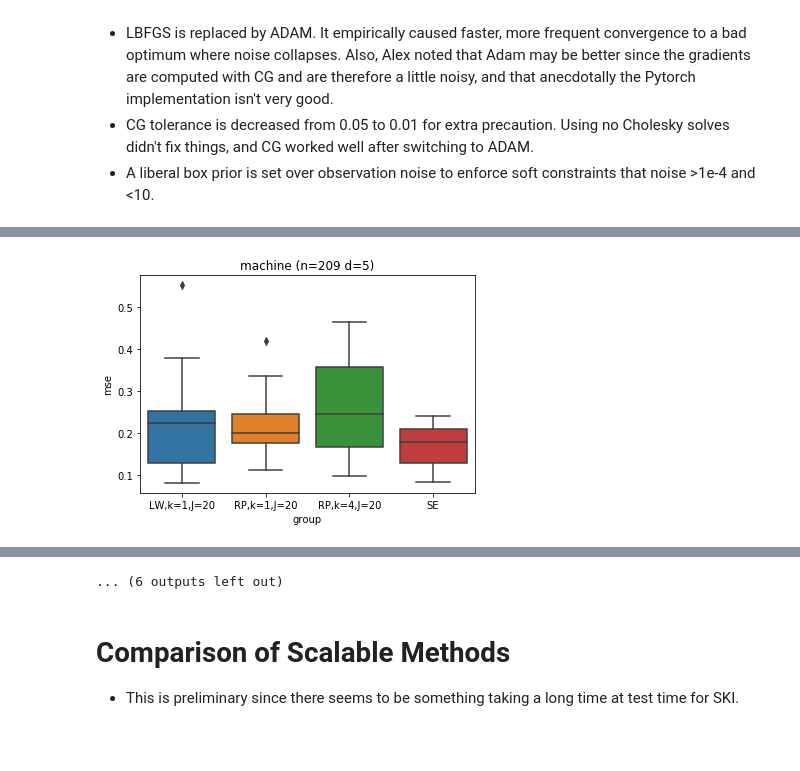
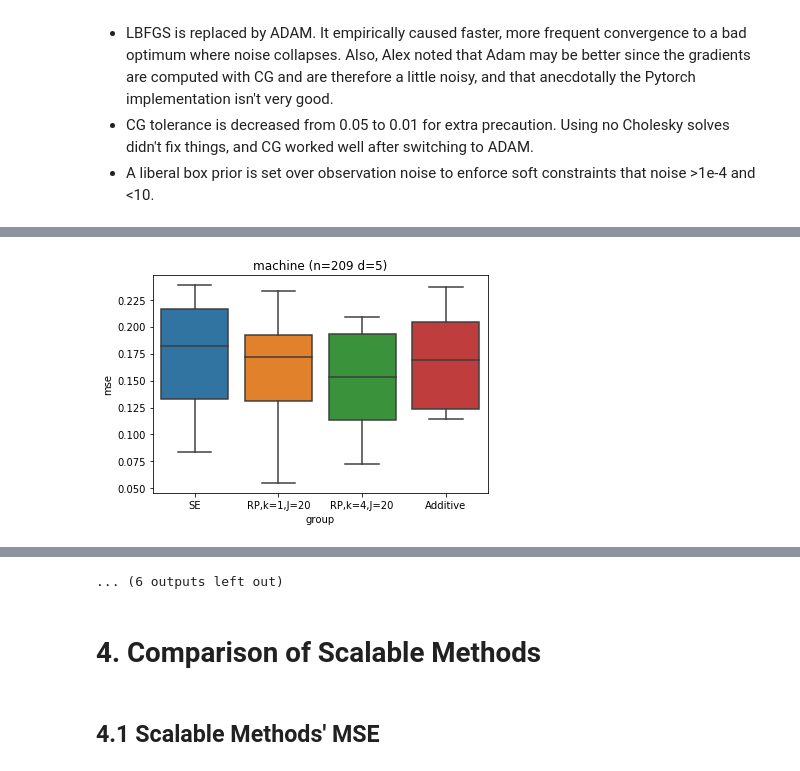
Before and after one commit to idelbrid/Randomly-Projected-Additive-GPs, a Jupyter notebook: Analyze Experiment Results-Present.ipynb, the cells around one changed output, grey strips where cells are left out. Cells and saved outputs as stored; diff of their text form; code cells hidden in the pictures; blank space fills up the shorter version.

```diff
--- a/Analyze Experiment Results-Present.ipynb
+++ b/Analyze Experiment Results-Present.ipynb
@@ -204,0 +291,6 @@ df.loc[(df['learn_weights'] == True) & (df['k']==1) & (df['J'] == 20), 'group']
+# %%
+df_lw = pd.read_csv("./additive_results.csv")
+# %%
+df['additive'] = False
+df_lw['J'] = 20
+df_lw = pd.concat([df_lw, df])
@@ -205,9 +305,19 @@ df.loc[(df['learn_weights'] == True) & (df['k']==1) & (df['J'] == 20), 'group']
+# %%
+dsets = rp_experiments.get_small_datasets() + rp_experiments.get_medium_datasets()[:4]
+# %%
+df_lw['group'] = None
+df_lw.loc[df_lw['RP']==False, 'group'] = 'SE'
+df_lw.loc[(df_lw['RP']==True) & (df_lw['weighted_comb'] == False) & (df_lw['k']==1) & (df_lw['J'] == 20), 'group'] = 'RP,k=1,J=20'
+df_lw.loc[(df_lw['RP']==True) & (df_lw['weighted_comb'] == False) & (df_lw['k']==4) & (df_lw['J'] == 20), 'group'] = 'RP,k=4,J=20'
+df_lw.loc[(df_lw['additive'] == True), 'group'] = 'Additive'
 # %%
 for dset in dsets:
     plt.figure()
-    subset = df[df['dataset'] == dset]
+    subset = df_lw[df_lw['dataset'] == dset]
     n = subset['n'].iloc[0]
     d = subset['d'].iloc[0]
-    sns.boxplot(x='group', y='mse', data=subset)
+    sns.boxplot(x='group', y='mse', data=subset, order=['SE', 'RP,k=1,J=20', 'RP,k=4,J=20', 'Additive'])
     plt.title('{} (n={} d={})'.format(dset, n, d))
+#     plt.savefig('./plots/learn_combo/{}.png'.format(dataset))
+    plt.show()
 # %% [output]
@@ -220 +330 @@ for dset in dsets:
-[figure, old version]
+[figure, new version]
@@ -226,4 +336 @@ for dset in dsets:
 ... (6 outputs left out)
-# %% [markdown]
-# Comparison of Scalable Methods
- * This is preliminary since there seems to be something taking a long time at test time for SKI.
@@ -232 +337,3 @@ df_sc = pd.read_csv('./scalable_methods_results.csv')
+# %% [markdown]
+# 4. Comparison of Scalable Methods
 # %%
@@ -234,6 +342,8 @@ df_sc['group'] = None
 df_sc.loc[df_sc['RP'] == False, 'group'] = 'SE+SVI'
 df_sc.loc[(df_sc['RP'] == True) & (df_sc['scalable_method'] == 'ski'), 'group'] = 'RP+ski'
 df_sc.loc[(df_sc['RP'] == True) & (df_sc['scalable_method'] == 'SVI'), 'group'] = 'RP+SVI'
+# %% [markdown]
+## 4.1 Scalable Methods' MSE
 # %%
 df_by_n = df_sc.groupby('dataset')['n'].first().sort_values()
 for dset, n in df_by_n.iteritems():
```
Also changed, not shown: parts of 44 cells of this notebook, 4 other files.
